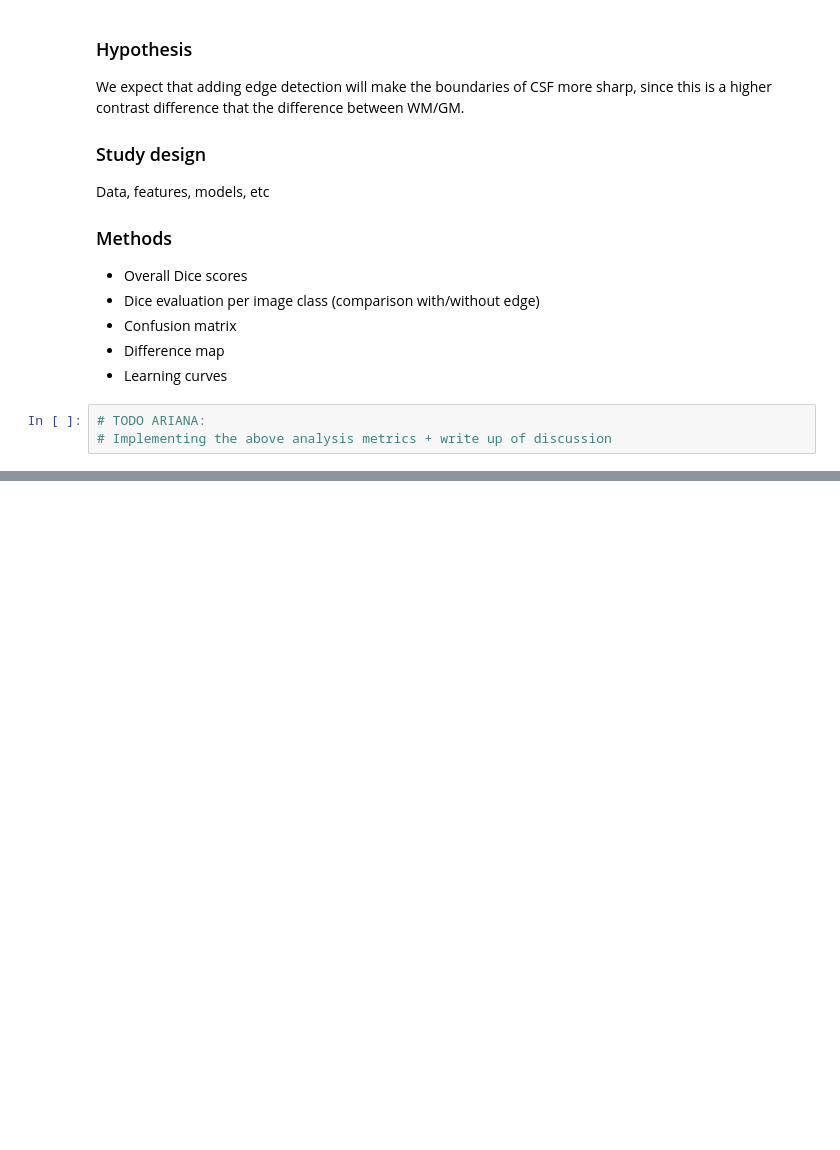
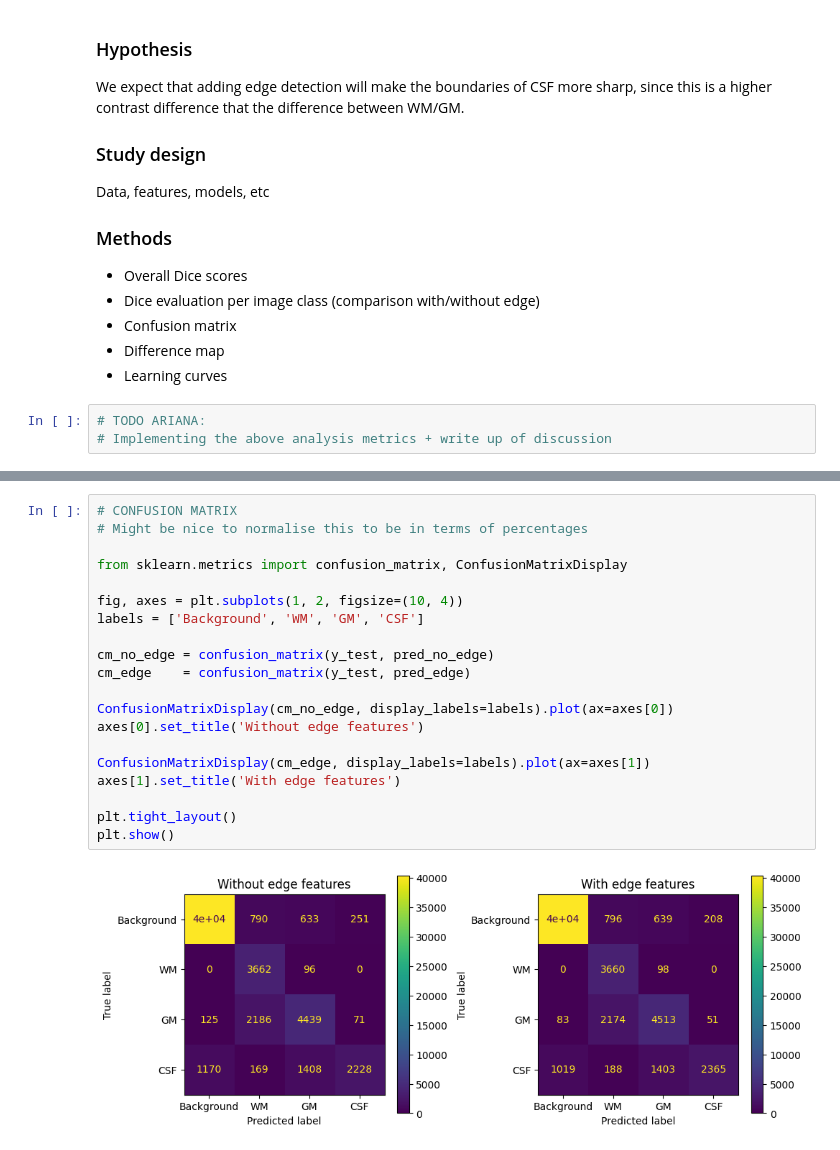
Before and after one commit to ariana-kdr/8be030-assignment2, a Jupyter notebook: reader/2.6_segmentation_project.ipynb, the cells around one changed output, grey strips where cells are left out. Saved outputs shown, nothing was run; the diff lists cells and outputs as text; blank space fills up the shorter version.

Commit message:
Code for metrics (needs cleaning + analysis

```diff
--- a/reader/2.6_segmentation_project.ipynb
+++ b/reader/2.6_segmentation_project.ipynb
@@ -521,0 +566,22 @@ Data, features, models, etc
+# %%
+# CONFUSION MATRIX
+# Might be nice to normalise this to be in terms of percentages
+
+from sklearn.metrics import confusion_matrix, ConfusionMatrixDisplay
+
+fig, axes = plt.subplots(1, 2, figsize=(10, 4))
+labels = ['Background', 'WM', 'GM', 'CSF']
+
+cm_no_edge = confusion_matrix(y_test, pred_no_edge)
+cm_edge    = confusion_matrix(y_test, pred_edge)
+
+ConfusionMatrixDisplay(cm_no_edge, display_labels=labels).plot(ax=axes[0])
+axes[0].set_title('Without edge features')
+
+ConfusionMatrixDisplay(cm_edge, display_labels=labels).plot(ax=axes[1])
+axes[1].set_title('With edge features')
+
+plt.tight_layout()
+plt.show()
+# %% [output]
+[figure, added]
```
Also changed, not shown: parts of 7 cells of this notebook.
